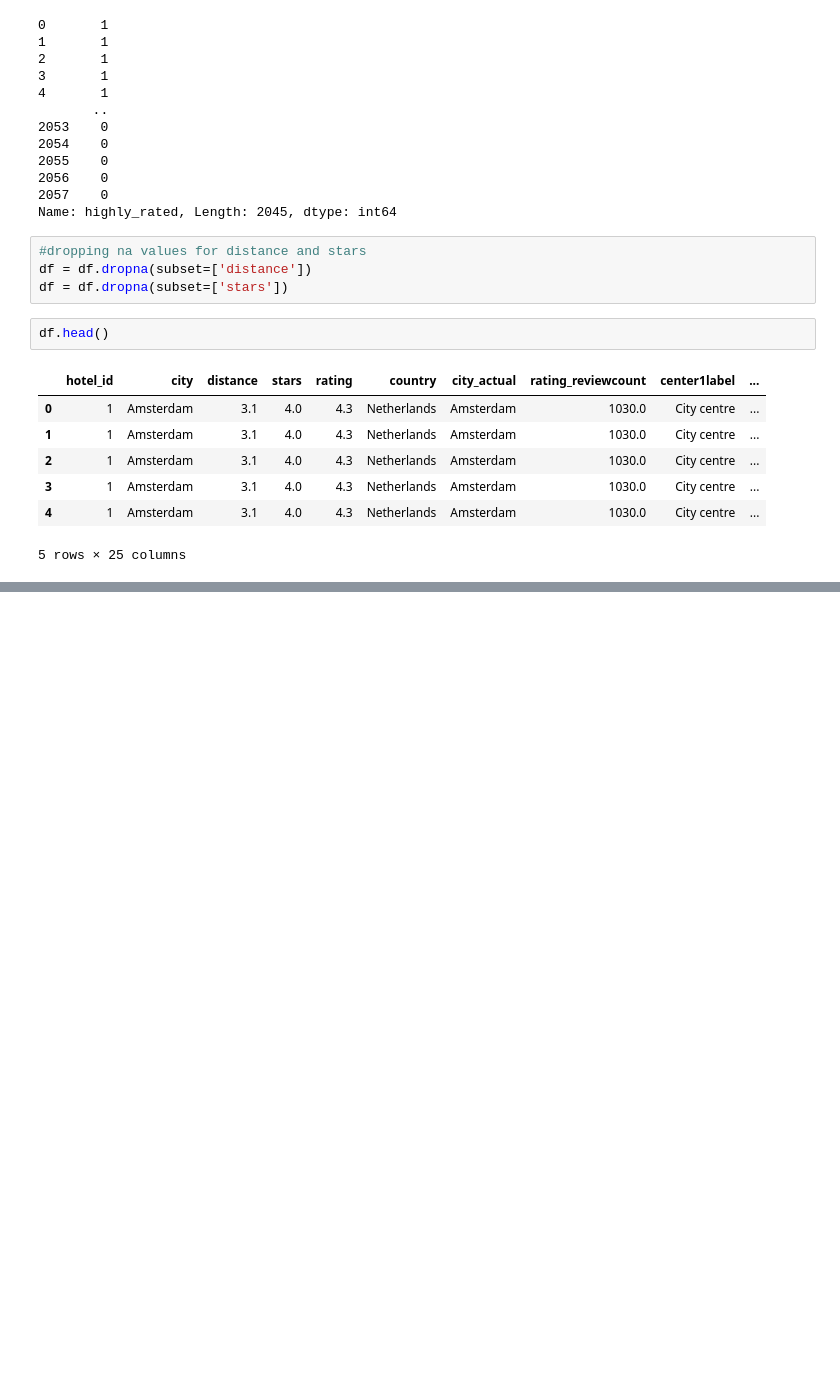
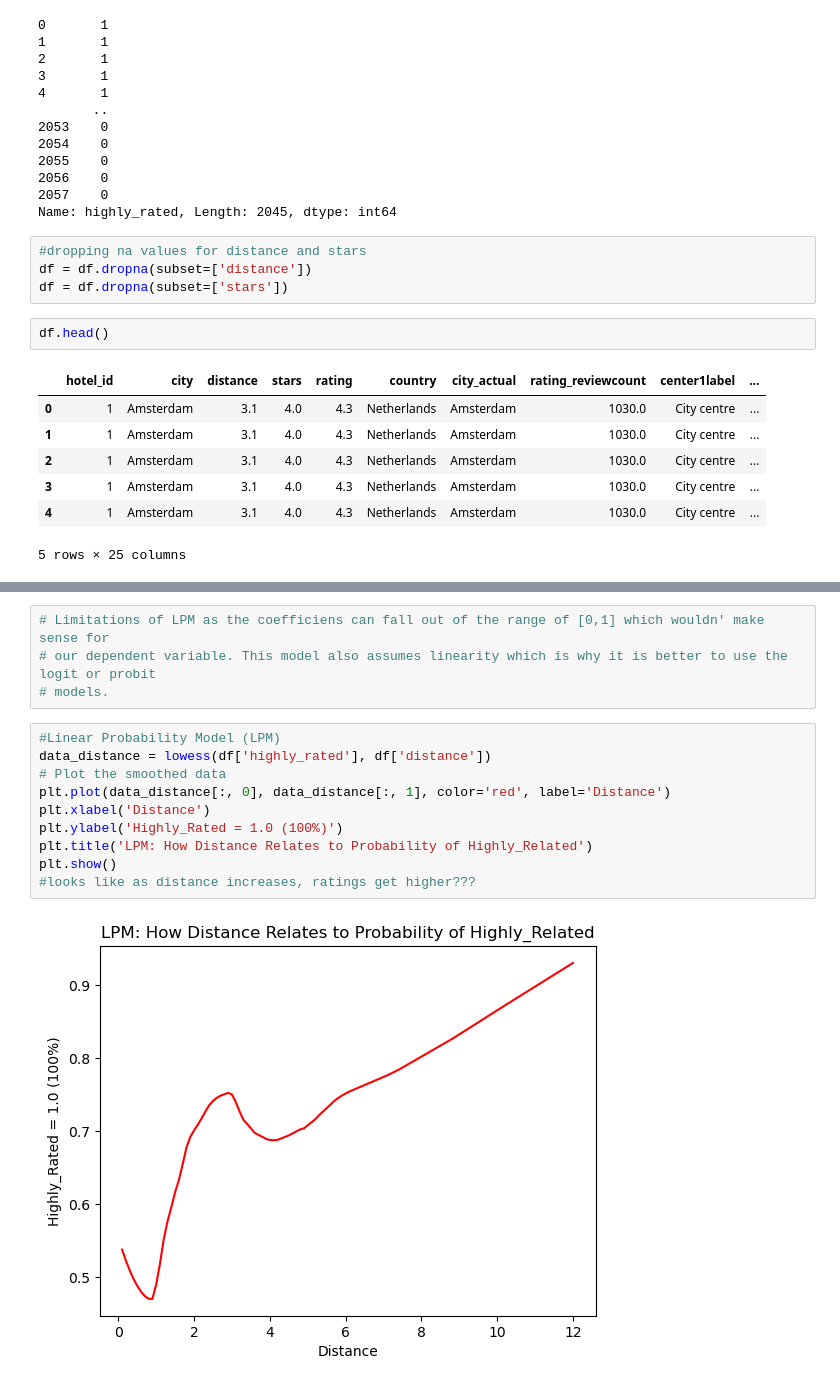
Before and after one commit to corinne167225/DataAnalysis2, a Jupyter notebook: Assignment2/Assignment2.ipynb, the cells around one changed output, grey strips where cells are left out. Drawn from its saved outputs; the diff is of its cells as text; blank space fills up the shorter version.

```diff
--- a/Assignment2/Assignment2.ipynb
+++ b/Assignment2/Assignment2.ipynb
@@ -95,0 +124,16 @@ df.head()
+# %%
+# Limitations of LPM as the coefficiens can fall out of the range of [0,1] which wouldn' make sense for
+# our dependent variable. This model also assumes linearity which is why it is better to use the logit or probit
+# models.
+# %%
+#Linear Probability Model (LPM)
+data_distance = lowess(df['highly_rated'], df['distance'])
+# Plot the smoothed data
+plt.plot(data_distance[:, 0], data_distance[:, 1], color='red', label='Distance')
+plt.xlabel('Distance')
+plt.ylabel('Highly_Rated = 1.0 (100%)')
+plt.title('LPM: How Distance Relates to Probability of Highly_Related')
+plt.show()
+#looks like as distance increases, ratings get higher???
+# %% [output]
+[figure, added]
```
Also changed, not shown: parts of 9 cells of this notebook.
